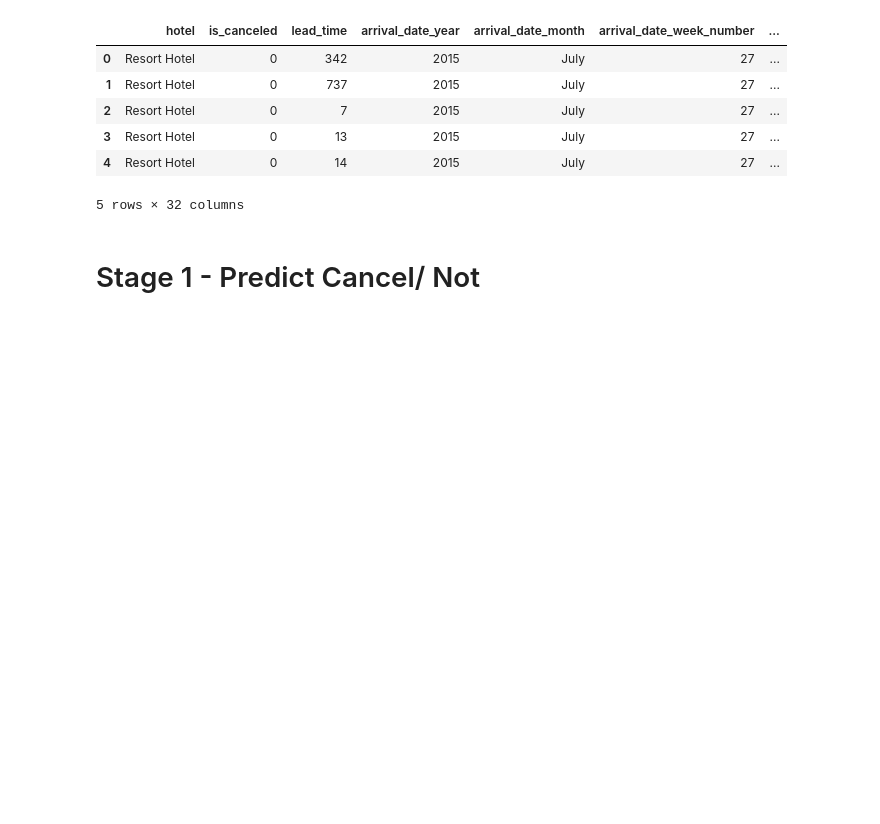
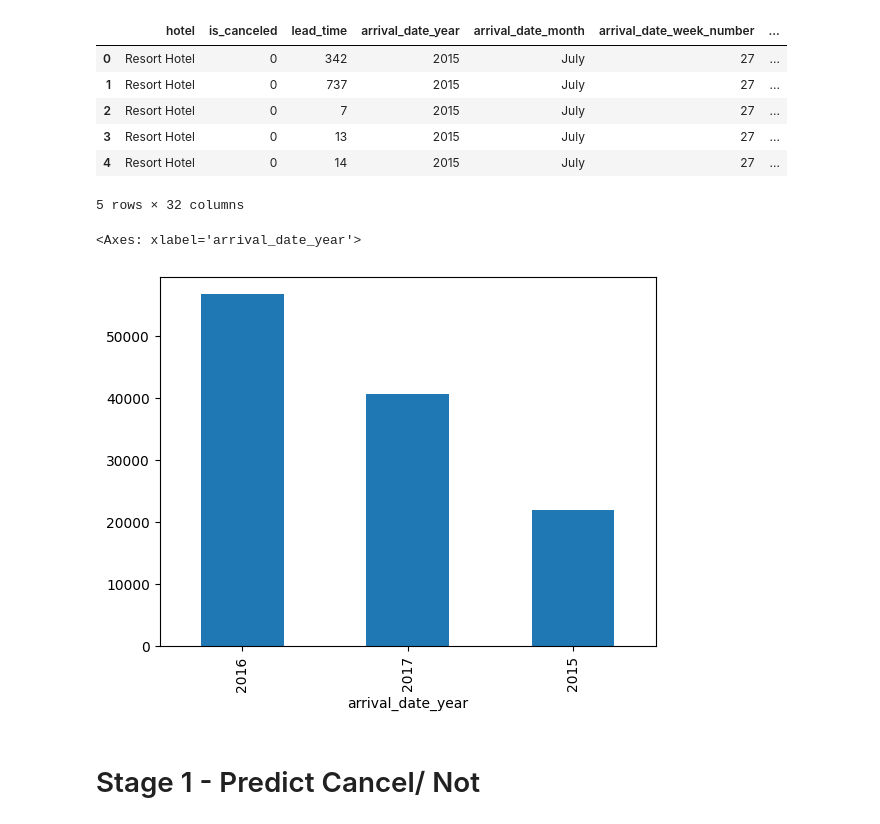
Before and after one commit to pakkei1212/SMU_AML_PROJ, a Jupyter notebook: Hotel_Bookings_NN.ipynb, the cells around one changed output. Saved outputs shown, nothing was run; the diff lists cells and outputs as text; code cells hidden in the pictures; blank space fills up the shorter version.

```diff
--- a/Hotel_Bookings_NN.ipynb
+++ b/Hotel_Bookings_NN.ipynb
@@ -26,6 +26,12 @@ hotel.head()
 | 3 | Resort Hotel | 0 | 13 | 2015 | July | 27 | ... |
 | 4 | Resort Hotel | 0 | 14 | 2015 | July | 27 | ... |
 5 rows × 32 columns
+# %%
+# plot number of cancellation by arrival_date_year
+hotel['arrival_date_year'].value_counts().plot(kind='bar')
+# %% [output]
+<Axes: xlabel='arrival_date_year'>
+[figure, added]
 # %% [markdown]
 # Stage 1 - Predict Cancel/ Not
 # %% [markdown]
```
Also changed, not shown: parts of 12 cells of this notebook, 2 other files.
